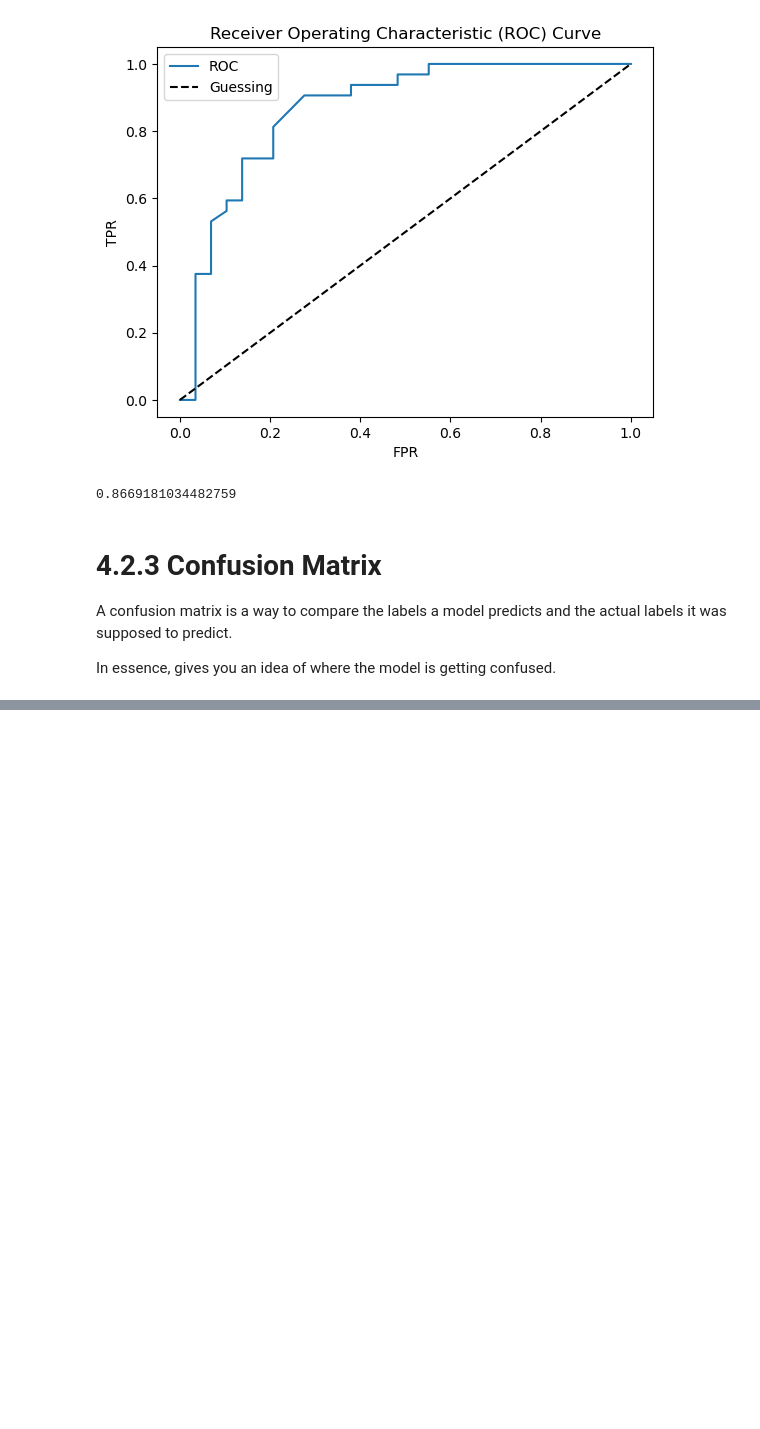
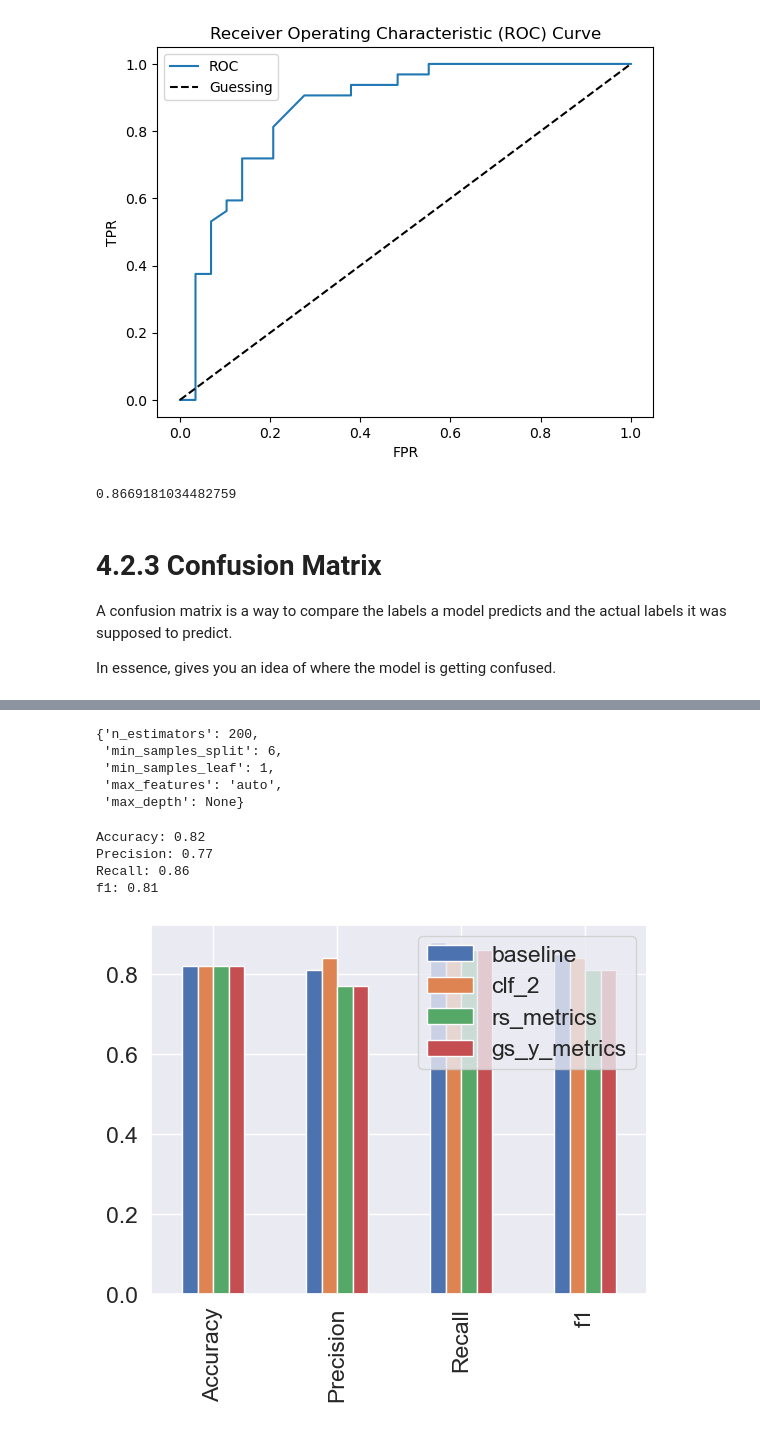
Before and after one commit to jonotassia/data-science-test, a Jupyter notebook: intro_to_scikitlearn.ipynb, the cells around one changed output, grey strips where cells are left out. Cells and saved outputs as stored; diff of their text form; code cells hidden in the pictures; blank space fills up the shorter version.

```diff
--- a/intro_to_scikitlearn.ipynb
+++ b/intro_to_scikitlearn.ipynb
@@ -1053,0 +1169,7 @@ In essence, gives you an idea of where the model is getting confused.
+# %%
+# MAE
+from sklearn.metrics import mean_absolute_error
+
+y_preds = model.predict(X_test)
+mae = mean_absolute_error(y_test, y_preds)
+mae
@@ -1053,0 +1465,11 @@ In essence, gives you an idea of where the model is getting confused.
+# %%
+# Adjust hyperparameters
+
+np.random.seed(42)
+
+clf_2 = RandomForestClassifier(n_estimators=100)
+clf_2.fit(X_train, y_train)
+
+y_pred_2 = clf_2.predict(X_valid)
+
+clf_2_metrics = evaluate_preds(y_valid, y_pred_2)
@@ -1053,0 +1588,6 @@ In essence, gives you an idea of where the model is getting confused.
+# %%
+# Make predictions with the best params
+rs_y_preds = rs_clf.predict(X_test)
+
+# Evaluate the predictions
+rs_metrics = evaluate_preds(y_test, rs_y_preds)
@@ -1053,0 +1680,30 @@ In essence, gives you an idea of where the model is getting confused.
+# %%
+gs_clf.best_params_
+# %% [output]
+{'n_estimators': 200,
+ 'min_samples_split': 6,
+ 'min_samples_leaf': 1,
+ 'max_features': 'auto',
+ 'max_depth': None}
+# %%
+gs_y_preds = gs_clf.predict(X_test)
+
+# Evaluate best preds
+
+gs_y_metrics = evaluate_preds(y_test, gs_y_preds)
+# %% [output]
+Accuracy: 0.82
+Precision: 0.77
+Recall: 0.86
+f1: 0.81
+# %%
+compare_metrics = pd.DataFrame({
+    "baseline": baseline_metrics,
+    "clf_2": clf_2_metrics,
+    "rs_metrics": rs_metrics,
+    "gs_y_metrics": gs_y_metrics
+})
+
+compare_metrics.plot(kind="bar");
+# %% [output]
+[figure, added]
```
Also changed, not shown: parts of 69 cells of this notebook, 3 other files.
